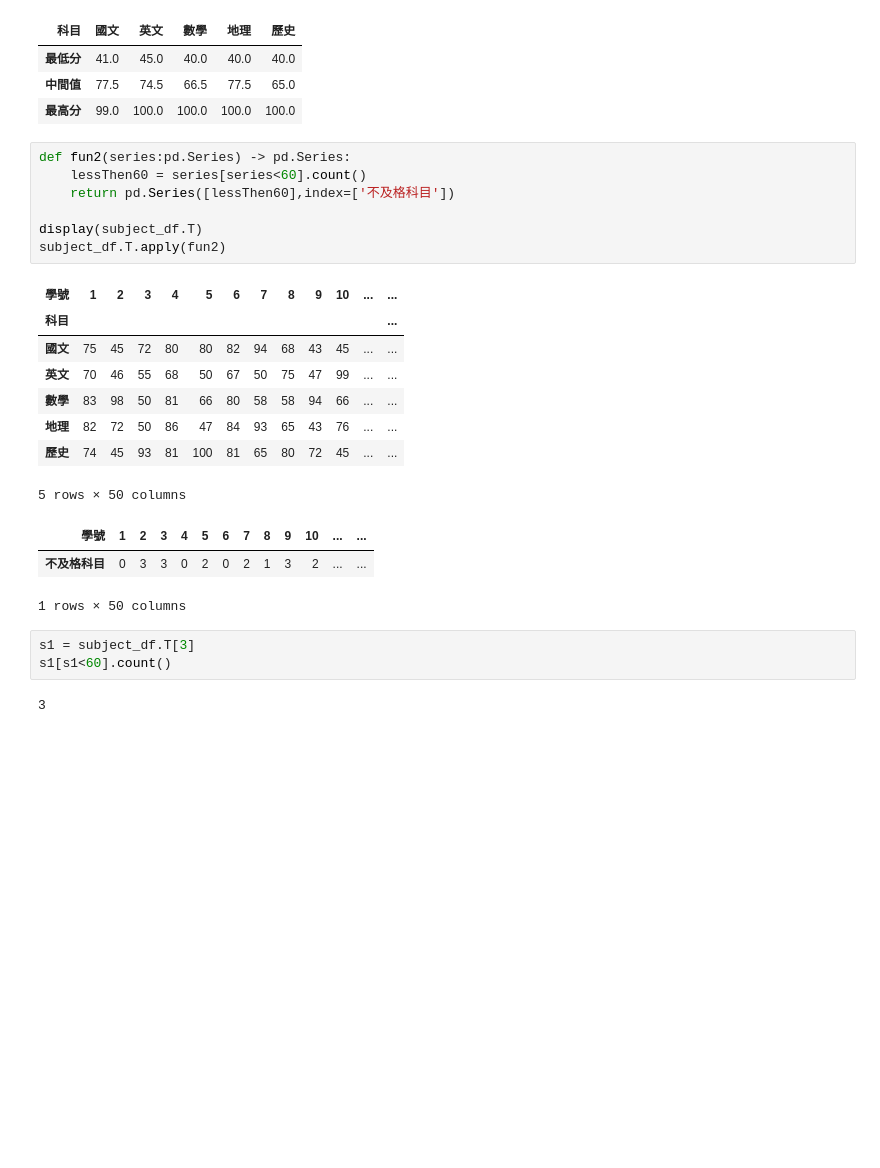
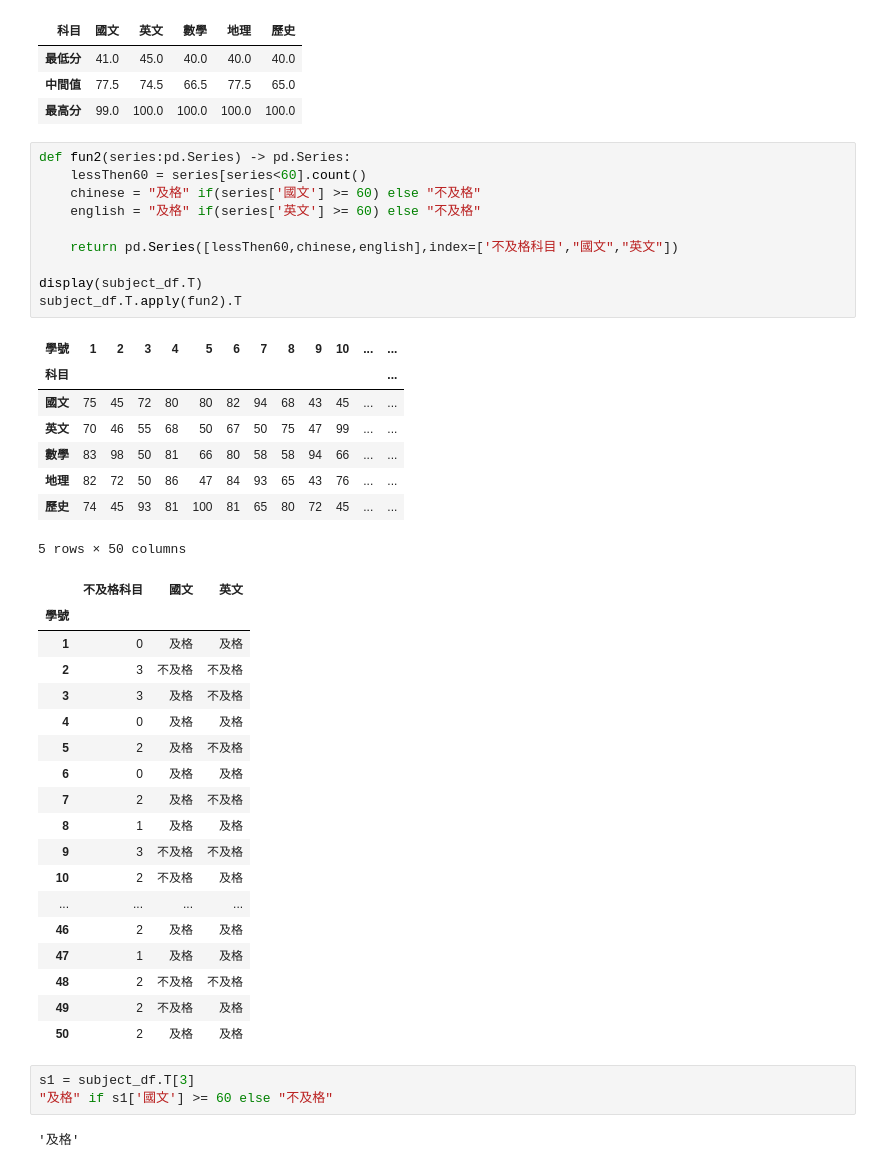
Before and after one commit to yitingko/__112_python_chihlee__, a Jupyter notebook: lesson16_1.ipynb, the cells around one changed output. Cells and saved outputs as stored; diff of their text form; blank space fills up the shorter version.

```diff
--- a/lesson16_1.ipynb
+++ b/lesson16_1.ipynb
@@ -55,24 +55,42 @@ frame1
 # %%
 def fun2(series:pd.Series) -> pd.Series:
     lessThen60 = series[series<60].count()
-    return pd.Series([lessThen60],index=['不及格科目'])
+    chinese = "及格" if(series['國文'] >= 60) else "不及格"
+    english = "及格" if(series['英文'] >= 60) else "不及格"
+
+    return pd.Series([lessThen60,chinese,english],index=['不及格科目',"國文","英文"])
 
 display(subject_df.T)
-subject_df.T.apply(fun2)
+subject_df.T.apply(fun2).T
 # %% [output]
 | 學號 | 1 | 2 | 3 | 4 | 5 | 6 | 7 | 8 | 9 | 10 | ... | ... |
 | 科目 |  |  |  |  |  |  |  |  |  |  |  | ... |
 | 國文 | 75 | 45 | 72 | 80 | 80 | 82 | 94 | 68 | 43 | 45 | ... | ... |
 | 英文 | 70 | 46 | 55 | 68 | 50 | 67 | 50 | 75 | 47 | 99 | ... | ... |
 | 數學 | 83 | 98 | 50 | 81 | 66 | 80 | 58 | 58 | 94 | 66 | ... | ... |
 | 地理 | 82 | 72 | 50 | 86 | 47 | 84 | 93 | 65 | 43 | 76 | ... | ... |
 | 歷史 | 74 | 45 | 93 | 81 | 100 | 81 | 65 | 80 | 72 | 45 | ... | ... |
 5 rows × 50 columns
-| 學號 | 1 | 2 | 3 | 4 | 5 | 6 | 7 | 8 | 9 | 10 | ... | ... |
-| 不及格科目 | 0 | 3 | 3 | 0 | 2 | 0 | 2 | 1 | 3 | 2 | ... | ... |
+|  | 不及格科目 | 國文 | 英文 |
+| 學號 |  |  |  |
+| 1 | 0 | 及格 | 及格 |
+| 2 | 3 | 不及格 | 不及格 |
+| 3 | 3 | 及格 | 不及格 |
+| 4 | 0 | 及格 | 及格 |
+| 5 | 2 | 及格 | 不及格 |
+| 6 | 0 | 及格 | 及格 |
+| 7 | 2 | 及格 | 不及格 |
+| 8 | 1 | 及格 | 及格 |
+| 9 | 3 | 不及格 | 不及格 |
+| 10 | 2 | 不及格 | 及格 |
+| ... | ... | ... | ... |
+| 46 | 2 | 及格 | 及格 |
+| 47 | 1 | 及格 | 及格 |
+| 48 | 2 | 不及格 | 不及格 |
+| 49 | 2 | 不及格 | 及格 |
+| 50 | 2 | 及格 | 及格 |
-1 rows × 50 columns
 # %%
 s1 = subject_df.T[3]
-s1[s1<60].count()
+"及格" if s1['國文'] >= 60 else "不及格"
 # %% [output]
-3
+'及格'
```
